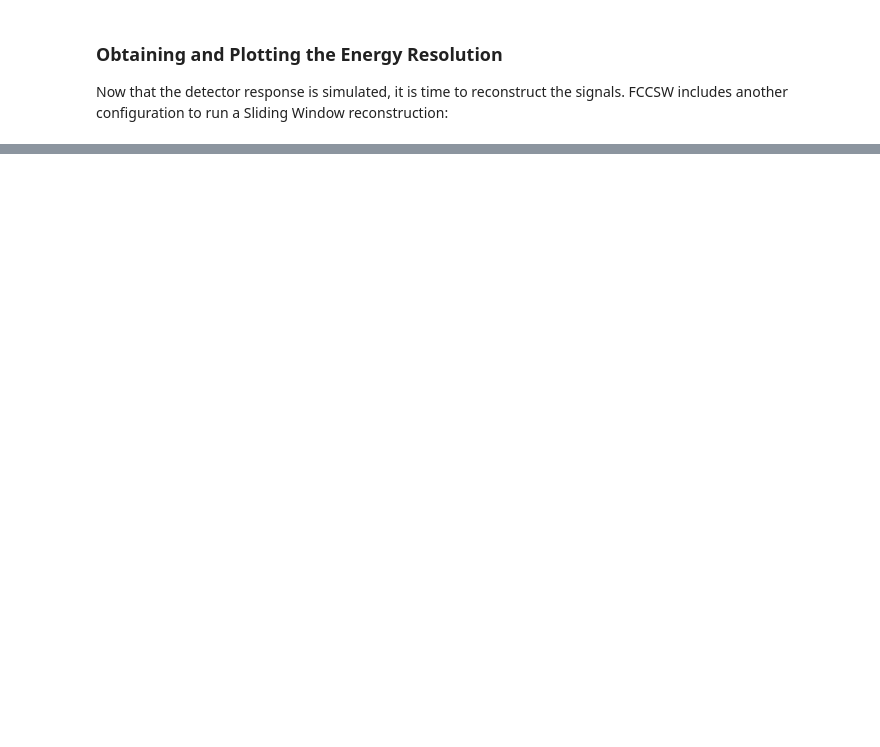
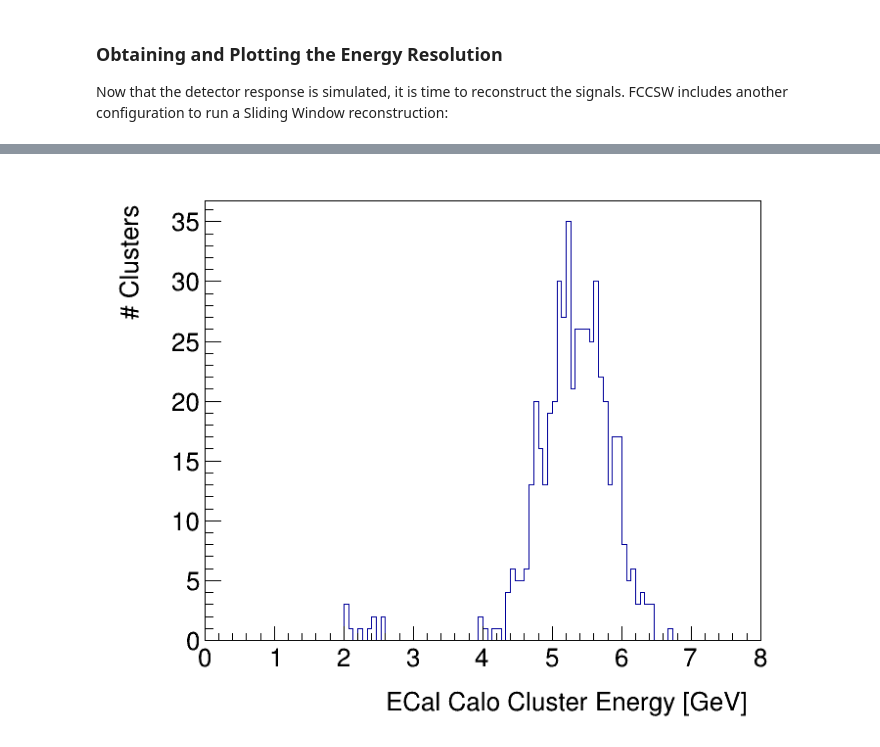
Before and after one commit to HEP-FCC/fcc-tutorials, a Jupyter notebook: notebooks/FccCaloPerformance.ipynb, the cells around one changed output, grey strips where cells are left out. Drawn from its saved outputs; the diff is of its cells as text; code cells hidden in the pictures; blank space fills up the shorter version.

```diff
--- a/notebooks/FccCaloPerformance.ipynb
+++ b/notebooks/FccCaloPerformance.ipynb
@@ -137,0 +223,11 @@ TODO
+# %%
+import ROOT
+f = ROOT.TFile("output_allCalo_reco_noise.root")
+events = f.Get("events")
+
+c = ROOT.TCanvas("c_CaloClusters_energy", "", 700, 600)
+hEn = ROOT.TH1F("h_CaloClusters_energy", ";ECal Calo Cluster Energy [GeV]; # Clusters", 120, 0 ,8)
+events.Draw("CaloClusters.core.energy >> h_CaloClusters_energy")
+
+c.Draw()
+# %% [output]
@@ -137,0 +235 @@ TODO
+[figure, added]
```
Also changed, not shown: parts of 19 cells of this notebook, 1 other file.
